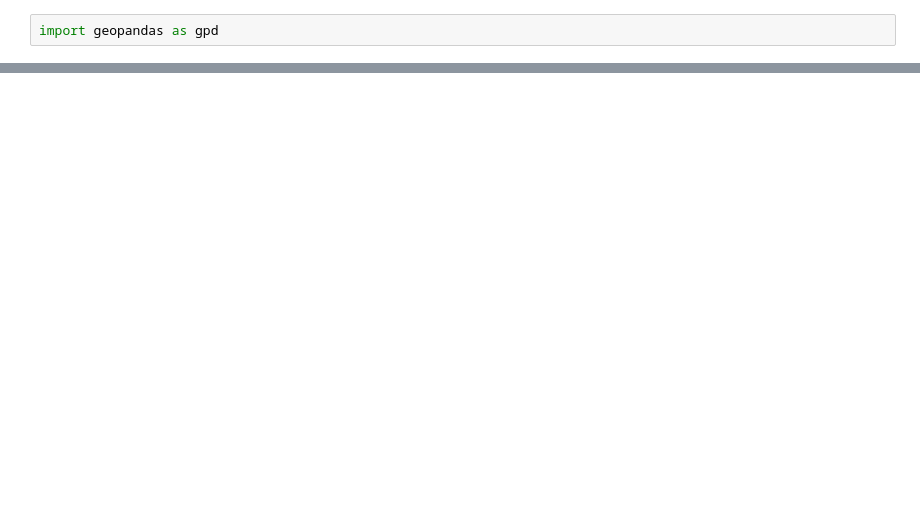
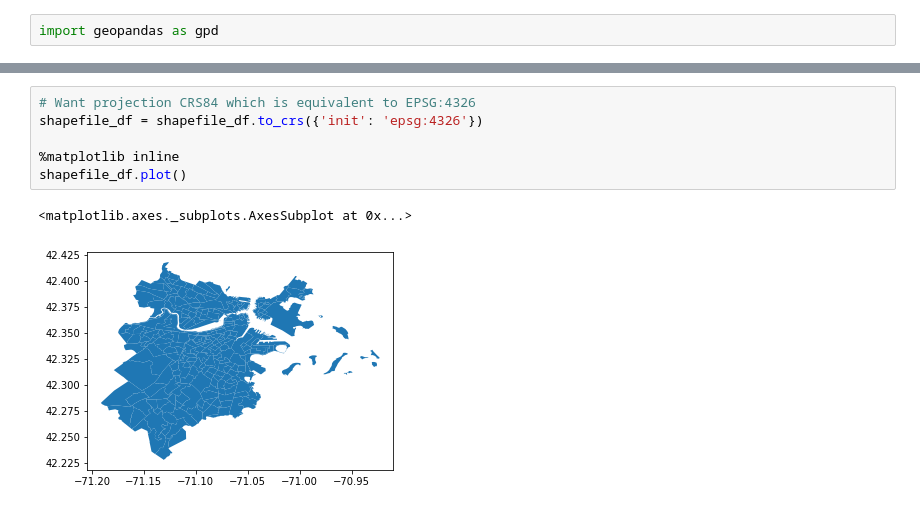
Before and after one commit to aberke/income-race-bikes, a Jupyter notebook: scripts/census_data_processing.ipynb, the cells around one changed output, grey strips where cells are left out. Saved outputs shown, nothing was run; the diff lists cells and outputs as text; blank space fills up the shorter version.

```diff
--- a/scripts/census_data_processing.ipynb
+++ b/scripts/census_data_processing.ipynb
@@ -207 +236,10 @@ shapefile_df.head()
+# %%
+# Want projection CRS84 which is equivalent to EPSG:4326
+shapefile_df = shapefile_df.to_crs({'init': 'epsg:4326'})
+
+%matplotlib inline
+shapefile_df.plot()
+# %% [output]
+<matplotlib.axes._subplots.AxesSubplot at 0x...>
+[figure, added]
 # %%
```
Also changed, not shown: parts of 10 cells of this notebook, 18 other files.
